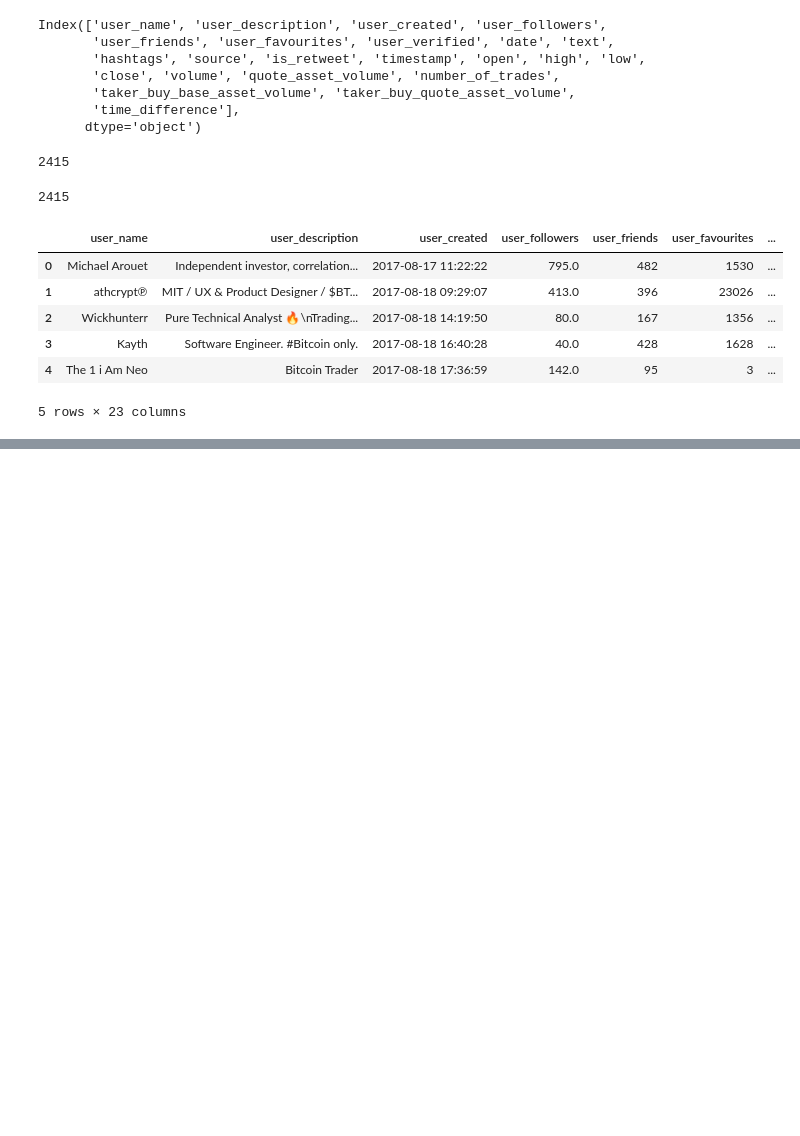
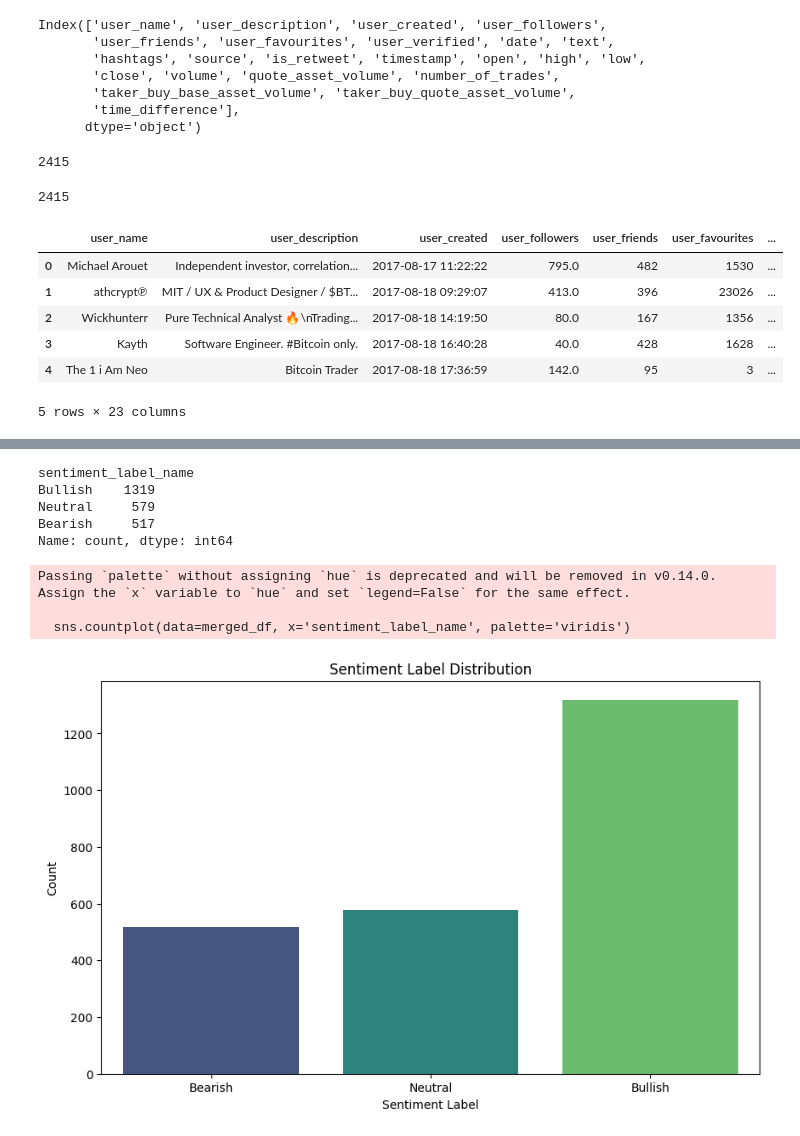
Before and after one commit to EudaLabs/investor-sentiments, a Jupyter notebook: bitcoin_tweet.ipynb, the cells around one changed output, grey strips where cells are left out. Saved outputs shown, nothing was run; the diff lists cells and outputs as text; code cells hidden in the pictures; blank space fills up the shorter version.

```diff
--- a/bitcoin_tweet.ipynb
+++ b/bitcoin_tweet.ipynb
@@ -253,0 +307,3 @@ NameError: name 'sentiment_classifier' is not defined
+# %%
+# Boş değerleri doldur
+merged_df['text'].fillna("", inplace=True)
@@ -253,0 +317,15 @@ NameError: name 'sentiment_classifier' is not defined
+# %%
+import joblib
+logistic_model = joblib.load('/content/drive/MyDrive/NLP/llogistic_model.pkl')
+def sentiment_analysis(text):
+    vector = text_to_word2vec(text, word2vec_model)
+    sentiment = logistic_model.predict([vector])[0]
+    return sentiment
+# %%
+
+# Apply Sentiment Analysis on Tweets
+merged_df['sentiment_label'] = merged_df['text'].apply(lambda x: sentiment_analysis(x))
+
+# Display sample rows with sentiment labels
+print("\nDataset with Sentiment Labels:")
+print(merged_df[['text', 'sentiment_label']].head())
@@ -253,0 +350,11 @@ NameError: name 'sentiment_classifier' is not defined
+# %%
+# Cell 1: Map Numerical Labels to Text Labels
+
+# Define the mapping dictionary
+label_mapping = {0: 'Neutral', 1: 'Bullish', 2: 'Bearish'}
+
+# Apply mapping to the 'label' column
+merged_df['sentiment_label_name'] = merged_df['sentiment_label'].map(label_mapping)
+
+# Verify if mapping was successful
+print(merged_df[['sentiment_label', 'sentiment_label_name']].head())
@@ -253,0 +378,26 @@ NameError: name 'sentiment_classifier' is not defined
+# %%
+# Cell 3: Sentiment Label Distribution
+
+import seaborn as sns
+import matplotlib.pyplot as plt
+
+# Display distribution
+print(merged_df['sentiment_label_name'].value_counts())
+
+# Plot sentiment distribution
+plt.figure(figsize=(10, 6))
+sns.countplot(data=merged_df, x='sentiment_label_name', palette='viridis')
+plt.title('Sentiment Label Distribution')
+plt.xlabel('Sentiment Label')
+plt.ylabel('Count')
+plt.show()
+# %% [output]
+sentiment_label_name
+Bullish    1319
+Neutral     579
+Bearish     517
+Name: count, dtype: int64
+Passing `palette` without assigning `hue` is deprecated and will be removed in v0.14.0. Assign the `x` variable to `hue` and set `legend=False` for the same effect.
+
+  sns.countplot(data=merged_df, x='sentiment_label_name', palette='viridis')
+[figure, added]
```
Also changed, not shown: parts of 22 cells of this notebook.
